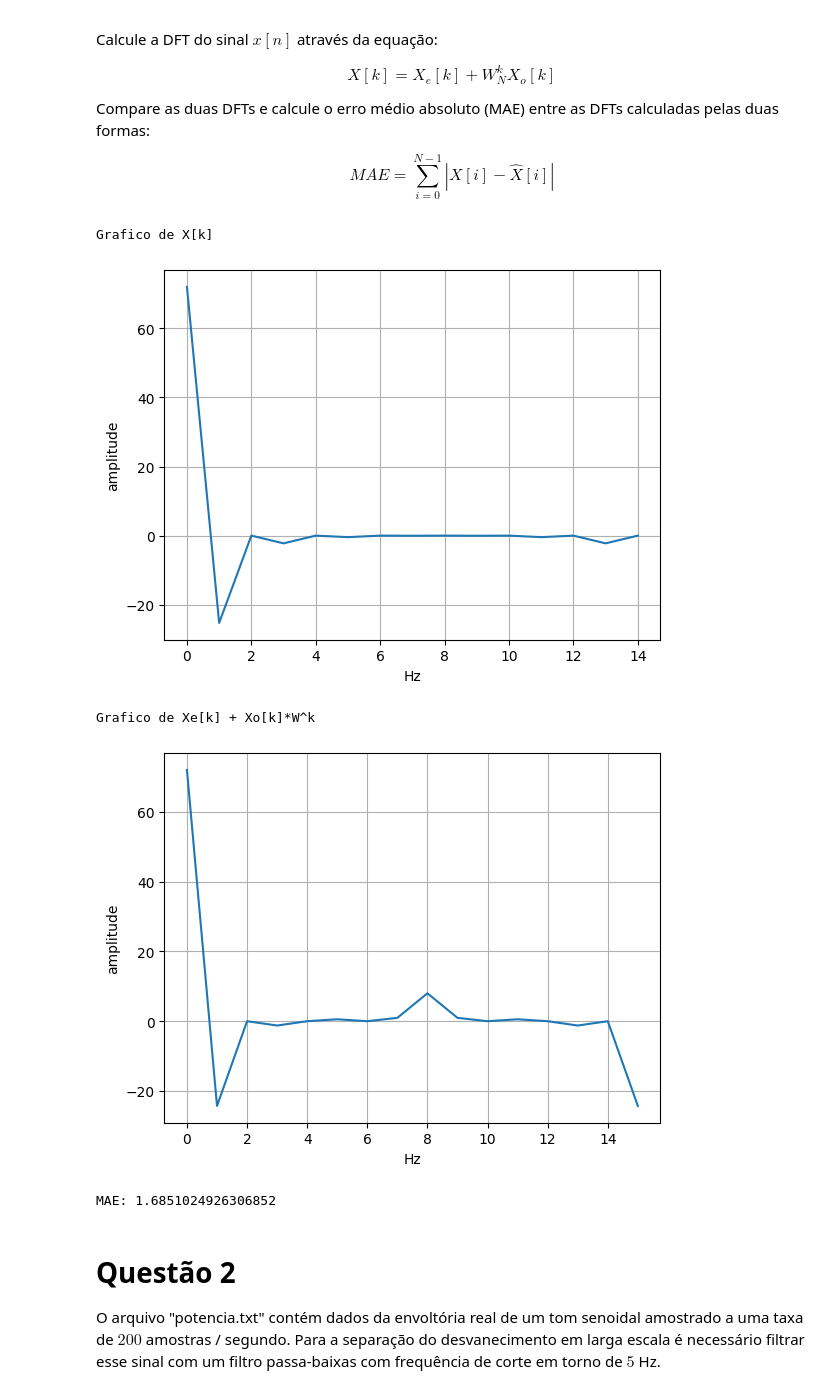
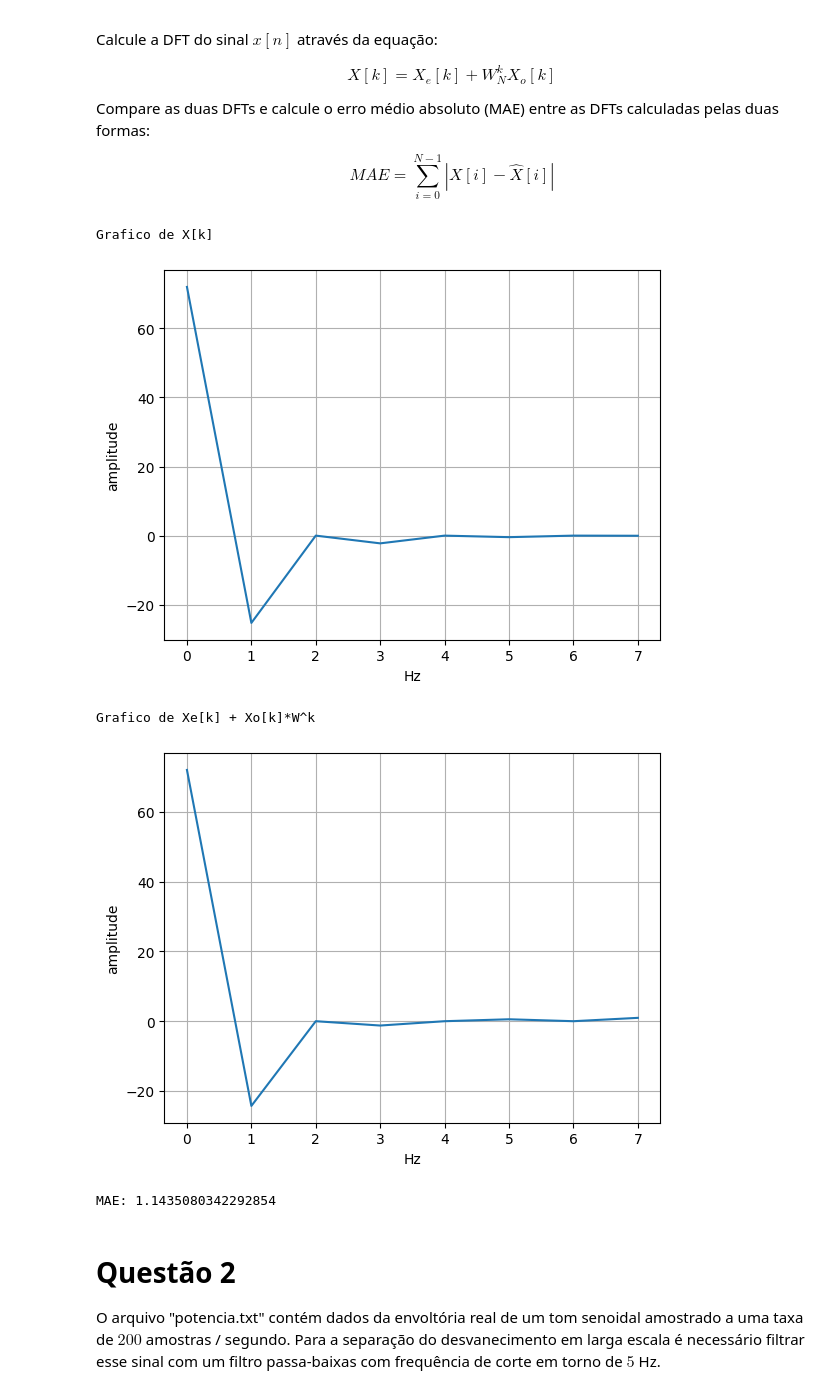
Before and after one commit to CristianoCTS/SSTD, a Jupyter notebook: Projeto-4/211028050-projeto4.ipynb, the cells around one changed output. Drawn from its saved outputs; the diff is of its cells as text; code cells hidden in the pictures.

```diff
--- a/Projeto-4/211028050-projeto4.ipynb
+++ b/Projeto-4/211028050-projeto4.ipynb
@@ -151,42 +152,38 @@ def Xo(w):
 X = []
 
 for k in range(8):
     W = np.exp((-2j * np.pi * k )/ 16)
     resposta = Xe(k) + (W*Xo(k))
     X.append(resposta)
-for i in range(8):
-    W = np.exp((-2j * np.pi * i )/ 16)
-    resposta = Xe(i) - (W*Xo(i))
-    X.append(resposta)
 
 print("Grafico de X[k]")
-plt.plot(holder2)
+plt.plot(holder2[:8])
 plt.xlabel("Hz")
 plt.ylabel("amplitude")
 plt.grid()
 plt.show()
 
 print("Grafico de Xe[k] + Xo[k]*W^k")
 plt.plot(X)
 plt.xlabel("Hz")
 plt.ylabel("amplitude")
 plt.grid()
 plt.show()
 
 def MAE(sinal1, sinal2):
     resposta = 0
     N = len(sinal1)
     for i in range(N):
         resposta += np.abs(sinal1[i] - sinal2[i])/N
     return resposta
 
-print(f"MAE: {MAE(holder2, X)}")
+print(f"MAE: {MAE(holder2[:8], X)}")
 # %% [output]
 Grafico de X[k]
-[figure, old version]
+[figure, new version]
 Grafico de Xe[k] + Xo[k]*W^k
-[figure, old version]
+[figure, new version]
-MAE: 1.6851024926306852
+MAE: 1.1435080342292854
 # %% [markdown]
 # Questão 2
 
```
Also changed, not shown: parts of 13 cells of this notebook.
